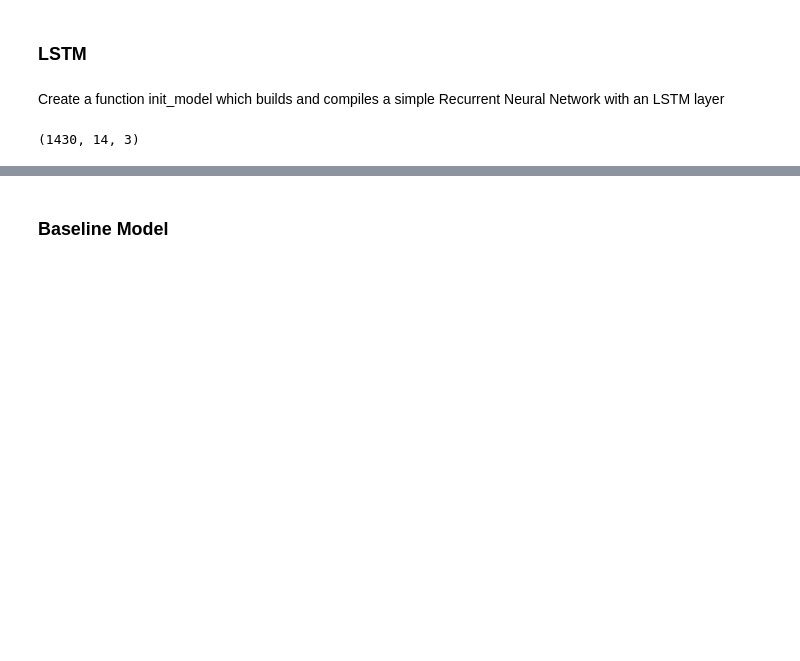
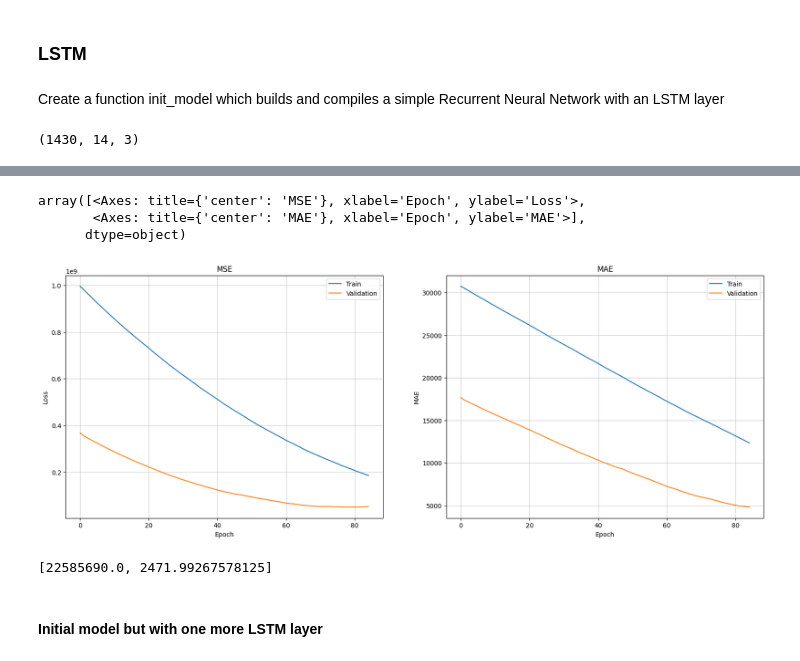
Before and after one commit to mattwagon/oil_production_prediction, a Jupyter notebook: notebooks/eduardo - rnn-model.ipynb, the cells around one changed output, grey strips where cells are left out. Saved outputs shown, nothing was run; the diff lists cells and outputs as text; code cells hidden in the pictures; blank space fills up the shorter version.

```diff
--- a/notebooks/eduardo - rnn-model.ipynb
+++ b/notebooks/eduardo - rnn-model.ipynb
@@ -494,0 +526,26 @@ res
+# %%
+def init_model_2(X_train, y_train):
+
+    #normalization
+    normalizer = Normalization()
+    normalizer.adapt(X_train)
+
+    #arquitecture
+    model = models.Sequential()
+    model.add(normalizer)
+    model.add(layers.LSTM(128, activation='tanh', kernel_regularizer=L1L2(l1=0.05, l2=0.05)))
+    #model.add(layers.Dropout(rate=0.1))
+    output_len = y_train.shape[1]
+    model.add(layers.Dense(output_len, activation='linear'))
+
+    #compile
+    adam = optimizers.Adam(learning_rate=0.02)
+
+    model.compile(loss='mse',
+                 optimizer=adam,
+                 metrics=['mae'])
+
+    return model
+# %%
+model_2 = init_model_2(X_train, y_train)
+model_2.summary()
@@ -494,0 +569,17 @@ res
+# %%
+es = EarlyStopping(patience=5, restore_best_weights=True)
+
+def fit_model(model):
+
+    history = model.fit(X_train, y_train,
+                        validation_split=0.3,
+                        shuffle = False,
+                        batch_size=8,
+                        epochs=150,
+                        verbose=1,
+                        callbacks=[es]
+                       )
+
+    return (model, history)
+# %%
+model_2, history_2 = fit_model(model_2)
@@ -494,0 +604,12 @@ res
+# %%
+plot_history(history_2)
+# %% [output]
+array([<Axes: title={'center': 'MSE'}, xlabel='Epoch', ylabel='Loss'>,
+       <Axes: title={'center': 'MAE'}, xlabel='Epoch', ylabel='MAE'>],
+      dtype=object)
+[figure, added]
+# %%
+res2 = model_2.evaluate(X_test, y_test, verbose=0)
+res2
+# %% [output]
+[22585690.0, 2471.99267578125]
@@ -495,2 +618,2 @@ res
 # %% [markdown]
-### Baseline Model
+#### Initial model but with one more LSTM layer
```
Also changed, not shown: parts of 45 cells of this notebook.
